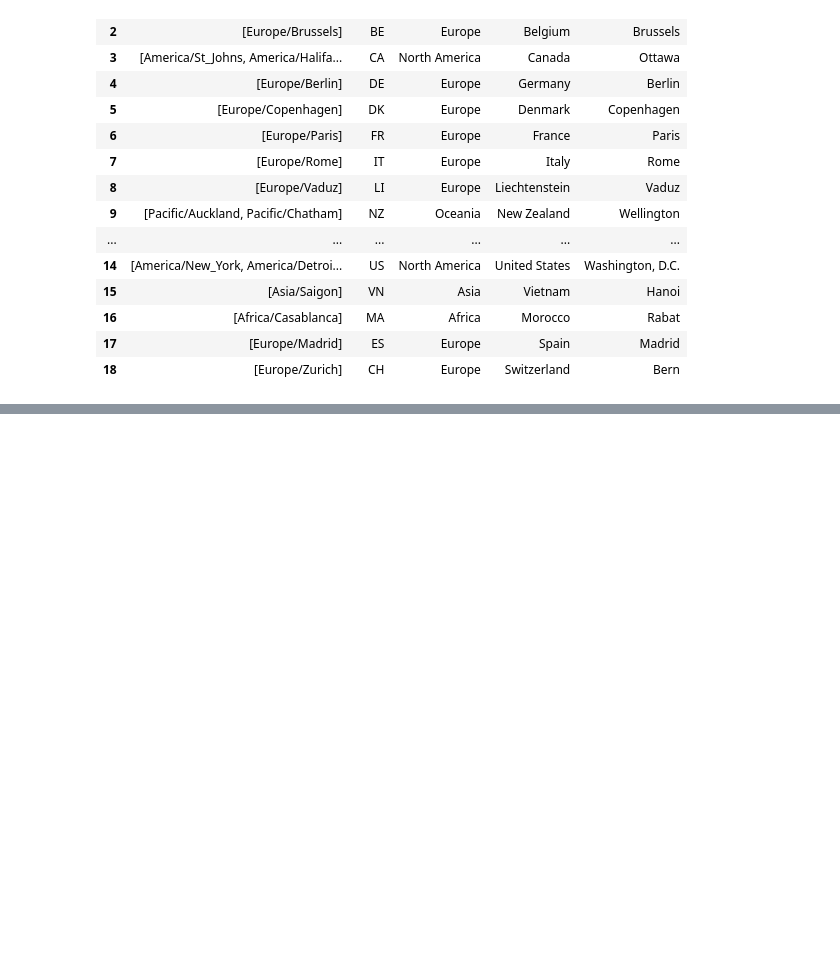
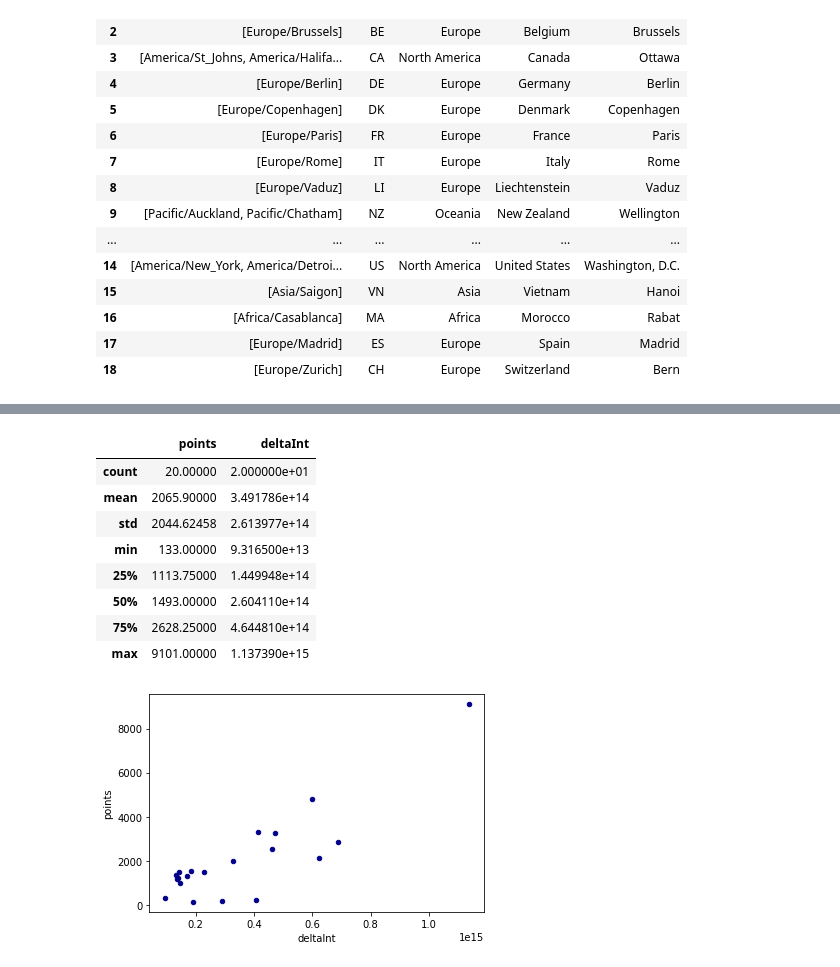
Before and after one commit to thenups/interactive-travel-map, a Jupyter notebook: data_cleaning.ipynb, the cells around one changed output, grey strips where cells are left out. Drawn from its saved outputs; the diff is of its cells as text; code cells hidden in the pictures; blank space fills up the shorter version.

Commit message:
start looking at track by track info, and update the raw data processing to actually include the track number

```diff
--- a/data_cleaning.ipynb
+++ b/data_cleaning.ipynb
@@ -164,0 +172,6 @@ df.head()
+# %%
+# Find which tracks run overnight
+dfByTrack = df.groupby('track').agg({'time': [np.min, np.max]})
+dfByTrack = dfByTrack.drop(0)
+dfByTrack['delta'] = dfByTrack[('time', 'amax')] - dfByTrack[('time', 'amin')]
+dfByTrack.head()
@@ -164,0 +200,5 @@ df.head()
+# %%
+# create new column with the time difference per track
+dfTrackDayPlus = dfByTrack.loc[dfByTrack['delta'] > np.timedelta64(1, 'D')]
+
+# For each track
@@ -164,0 +225,26 @@ df.head()
+# %%
+# Find the number of points per tract and the Time Delta as an int for graphing
+dfPtsDelt = pd.DataFrame()
+
+# Create new row for points within the td
+for index, row in dfTrackDayPlus.iterrows():
+    points = len(df.loc[df['track'] == index])
+    dfPtsDelt.loc[index,'points'] = int(points)
+
+# Convert td into an int
+dfPtsDelt['deltaInt'] = dfTrackDayPlus['delta'].astype(int)
+
+# Graph points by time delta to see if there are many points that fall outside the standard deviation
+ax1 = dfPtsDelt.plot.scatter(x='deltaInt', y='points', c='DarkBlue')
+dfPtsDelt.describe()
+# %% [output]
+|  | points | deltaInt |
+| count | 20.00000 | 2.000000e+01 |
+| mean | 2065.90000 | 3.491786e+14 |
+| std | 2044.62458 | 2.613977e+14 |
+| min | 133.00000 | 9.316500e+13 |
+| 25% | 1113.75000 | 1.449948e+14 |
+| 50% | 1493.00000 | 2.604110e+14 |
+| 75% | 2628.25000 | 4.644810e+14 |
+| max | 9101.00000 | 1.137390e+15 |
+[figure, added]
```
Also changed, not shown: parts of 18 cells of this notebook, 1 other file.
